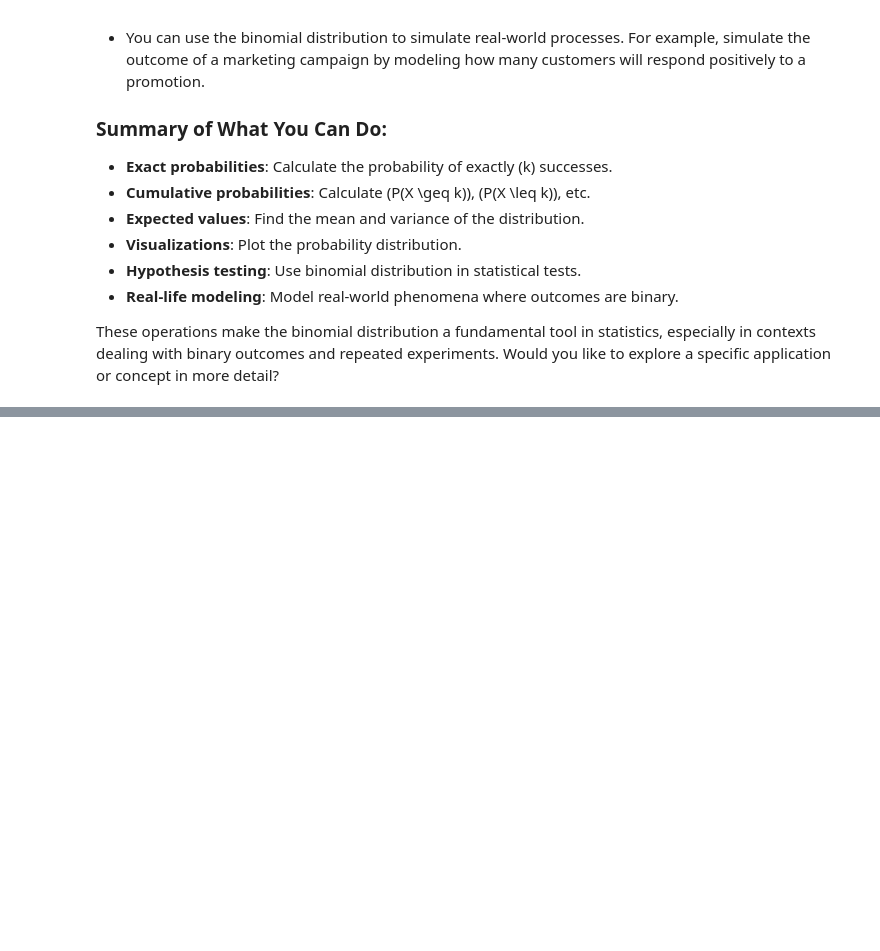
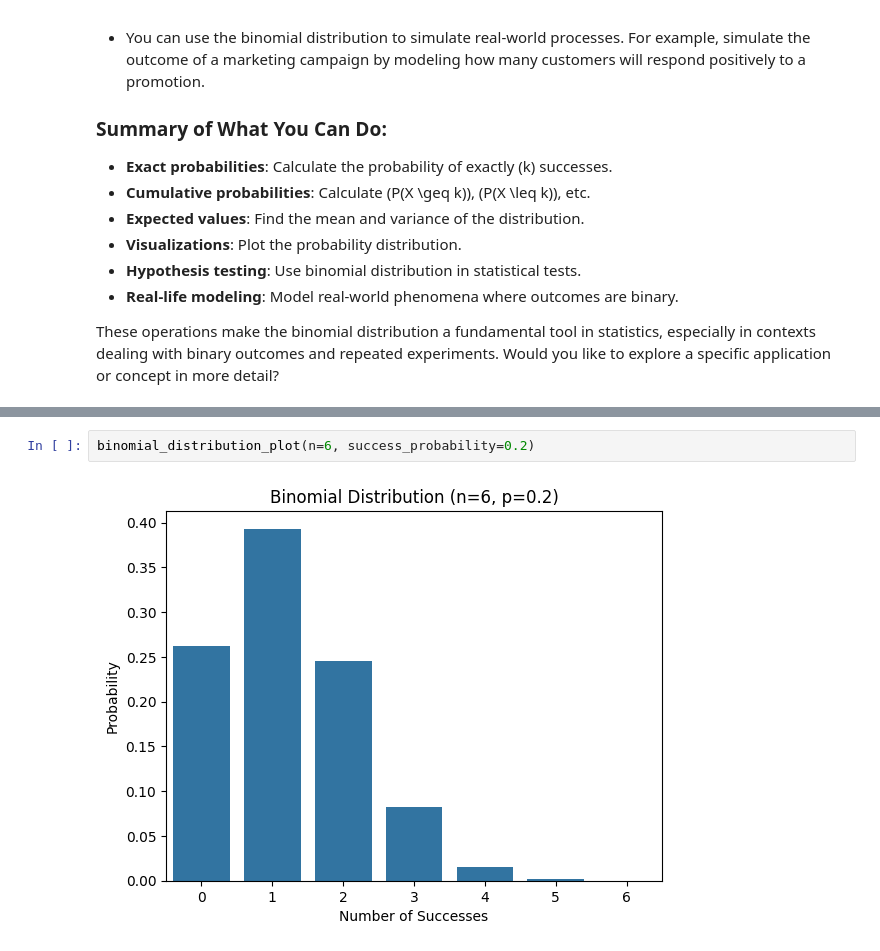
Before and after one commit to PragyanBhatt/statistics, a Jupyter notebook: binomial_distribution.ipynb, the cells around one changed output, grey strips where cells are left out. Cells and saved outputs as stored; diff of their text form; blank space fills up the shorter version.

```diff
--- a/binomial_distribution.ipynb
+++ b/binomial_distribution.ipynb
@@ -95,0 +100,4 @@ plt.show()
+# %%
+binomial_distribution_plot(n=6, success_probability=0.2)
+# %% [output]
+[figure, added]
```
Also changed, not shown: parts of 3 cells of this notebook.
